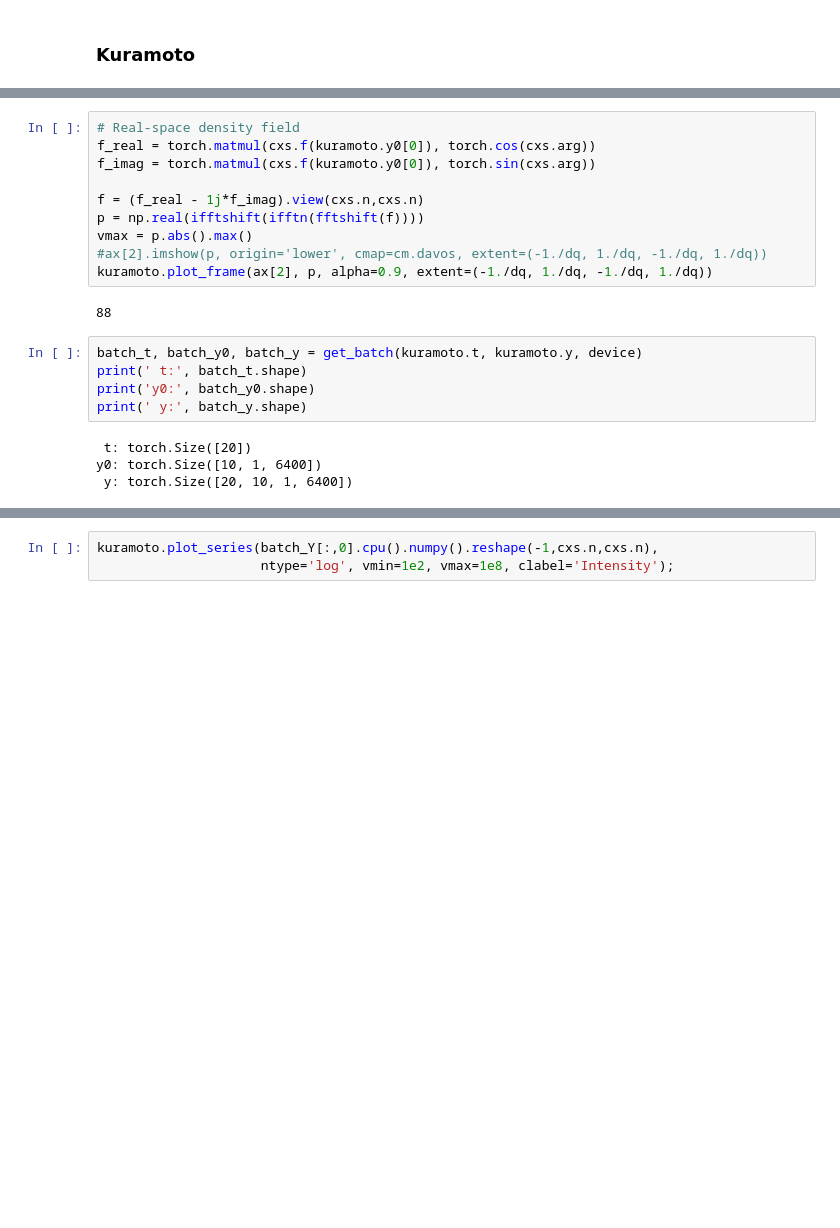
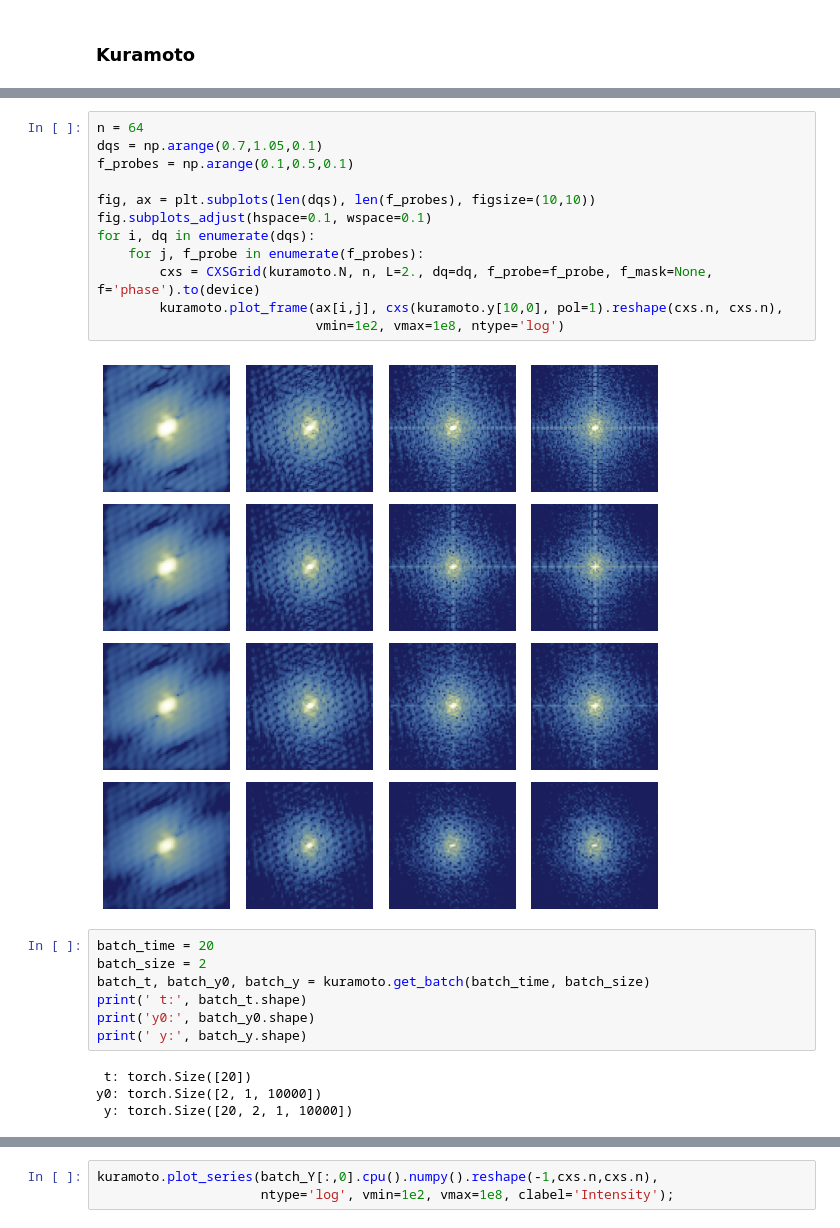
Before and after one commit to ninarina12/dynamiCXS, a Jupyter notebook: dynamicxs/workflow.ipynb, the cells around one changed output, grey strips where cells are left out. Cells and saved outputs as stored; diff of their text form; blank space fills up the shorter version.

```diff
--- a/dynamicxs/workflow.ipynb
+++ b/dynamicxs/workflow.ipynb
@@ -296,21 +377,25 @@ fig.subplots_adjust(wspace=0.1)
-# %%
-# Real-space density field
-f_real = torch.matmul(cxs.f(kuramoto.y0[0]), torch.cos(cxs.arg))
-f_imag = torch.matmul(cxs.f(kuramoto.y0[0]), torch.sin(cxs.arg))
-
-f = (f_real - 1j*f_imag).view(cxs.n,cxs.n)
-p = np.real(ifftshift(ifftn(fftshift(f))))
-vmax = p.abs().max()
-#ax[2].imshow(p, origin='lower', cmap=cm.davos, extent=(-1./dq, 1./dq, -1./dq, 1./dq))
-kuramoto.plot_frame(ax[2], p, alpha=0.9, extent=(-1./dq, 1./dq, -1./dq, 1./dq))
-# %% [output]
-88
+# %%
+n = 64
+dqs = np.arange(0.7,1.05,0.1)
+f_probes = np.arange(0.1,0.5,0.1)
+
+fig, ax = plt.subplots(len(dqs), len(f_probes), figsize=(10,10))
+fig.subplots_adjust(hspace=0.1, wspace=0.1)
+for i, dq in enumerate(dqs):
+    for j, f_probe in enumerate(f_probes):
+        cxs = CXSGrid(kuramoto.N, n, L=2., dq=dq, f_probe=f_probe, f_mask=None, f='phase').to(device)
+        kuramoto.plot_frame(ax[i,j], cxs(kuramoto.y[10,0], pol=1).reshape(cxs.n, cxs.n),
+                            vmin=1e2, vmax=1e8, ntype='log')
+# %% [output]
+[figure, added]
 # %%
-batch_t, batch_y0, batch_y = get_batch(kuramoto.t, kuramoto.y, device)
+batch_time = 20
+batch_size = 2
+batch_t, batch_y0, batch_y = kuramoto.get_batch(batch_time, batch_size)
 print(' t:', batch_t.shape)
 print('y0:', batch_y0.shape)
 print(' y:', batch_y.shape)
 # %% [output]
  t: torch.Size([20])
-y0: torch.Size([10, 1, 6400])
- y: torch.Size([20, 10, 1, 6400])
+y0: torch.Size([2, 1, 10000])
+ y: torch.Size([20, 2, 1, 10000])
```
Also changed, not shown: parts of 13 cells of this notebook, 1 other file.
